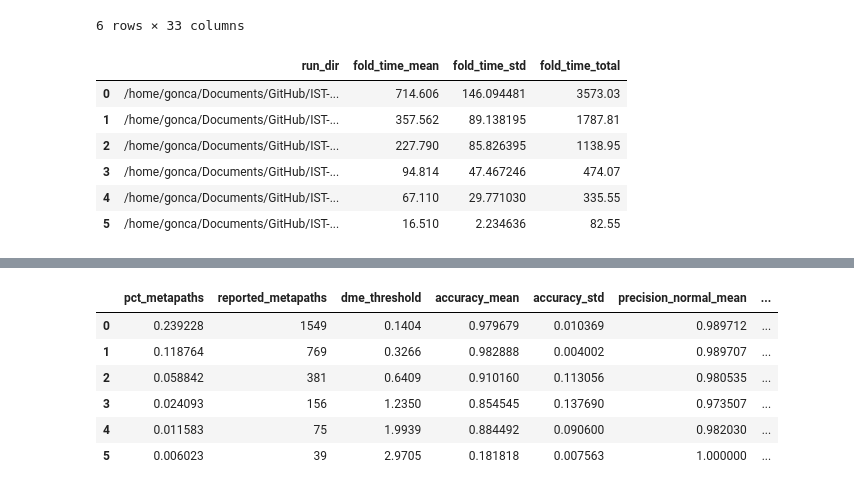
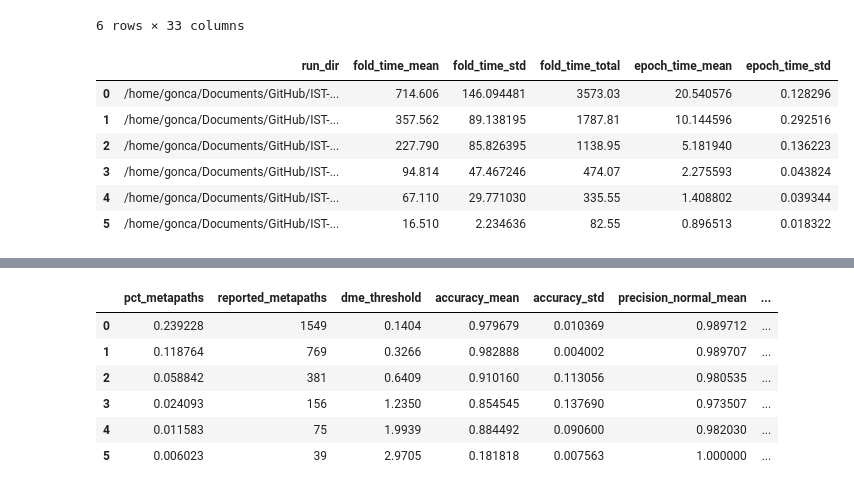
Before and after one commit to BridgeSentry/BridgeSentry, a Jupyter notebook: notebooks/dme_distribution_deepsad_20260805.ipynb, the cells around one changed output, grey strips where cells are left out. Drawn from its saved outputs; the diff is of its cells as text; code cells hidden in the pictures.

```diff
--- a/notebooks/dme_distribution_deepsad_20260805.ipynb
+++ b/notebooks/dme_distribution_deepsad_20260805.ipynb
@@ -24,7 +24,7 @@ def load_data(csv_path: str) -> pd.DataFrame:
 
     return df
 
-df = load_data("/home/gonca/Documents/GitHub/IST-Thesis/BridgeDefender/outputs/single-internaltx-eval-tuningdme-ronin12-omni-nomad-polyn-qubit-harmony-thor123-meter-hypr-xbridge/dme_report.csv")
+df = load_data("/home/gonca/Documents/GitHub/IST-Thesis/BridgeDefender/outputs/deepsad-single-internaltx-eval-tuningdme-ronin12-omni-nomad-polyn-qubit-harmony-thor123-meter-hypr-xbridge/dme_report.csv")
 df["abs_difference"] = df["difference"].abs()
 # %%
 def plot_histogram(df: pd.DataFrame, bins: int, max_difference: float, interval_size: float = None, ax=None, ax_index: int = 0):
@@ -245,7 +245,7 @@ from cli import Cli
 from dataset_generator.types import DATASET_TYPE
 
 # Define the absolute path for the root directory for outputs here (and if possible, make sure to have a prepared _dataset folder)
-OUTPUTS_ROOT = Path("/home/gonca/Documents/GitHub/IST-Thesis/BridgeDefender/outputs/single-internaltx-eval-tuningdme-ronin12-omni-nomad-polyn-qubit-harmony-thor123-meter-hypr-xbridge")
+OUTPUTS_ROOT = Path("/home/gonca/Documents/GitHub/IST-Thesis/BridgeDefender/outputs/deepsad-single-internaltx-eval-tuningdme-ronin12-omni-nomad-polyn-qubit-harmony-thor123-meter-hypr-xbridge")
 # %% [markdown]
 The next cells will run the model training for different metapath difference thresholds.
 
@@ -433,11 +433,23 @@ metrics_df
 # %%
 def load_fold_durations(run_dir: Path) -> dict:
     df = pd.read_csv(run_dir / "fold_durations.csv")
+
+    # Early stopping means folds can run for different numbers of epochs,
+    # so raw fold time alone is not comparable across runs/folds.
+    loss_df = pd.read_csv(run_dir / "val_val_loss.csv")
+    fold_cols = [c for c in loss_df.columns if c.startswith("fold_")]
+    epochs_per_fold = loss_df[fold_cols].notna().sum()
+
+    df["epochs"] = df["fold"].map(epochs_per_fold)
+    df["time_per_epoch"] = df["time"] / df["epochs"]
+
     return {
         "run_dir": run_dir,
         "fold_time_mean": df["time"].mean(),
         "fold_time_std": df["time"].std(ddof=0),  # match summary.txt convention
         "fold_time_total": df["time"].sum(),
+        "epoch_time_mean": df["time_per_epoch"].mean(),
+        "epoch_time_std": df["time_per_epoch"].std(ddof=0),
     }
 
 durations = [load_fold_durations(p) for p in run_dirs]
@@ -777,7 +789,7 @@ from cli import Cli
 from dataset_generator.types import DATASET_TYPE
 
 # Define the absolute path for the root directory for outputs here (and if possible, make sure to have a prepared _dataset folder)
-OUTPUTS_ROOT = Path("/home/gonca/Documents/GitHub/IST-Thesis/BridgeDefender/outputs/cctx-internaltx-final-eval-tuningdme-ronin12-omni-nomad-polyn-qubit-harmony-thor123-meter-hypr-xbridge")
+OUTPUTS_ROOT = Path("/home/gonca/Documents/GitHub/IST-Thesis/BridgeDefender/outputs/deepsad-cctx-internaltx-final-eval-tuningdme-ronin12-omni-nomad-polyn-qubit-harmony-thor123-meter-hypr-xbridge")
 # %% [markdown]
 The next cells will run the model training for different metapath difference thresholds.
 
@@ -967,24 +979,36 @@ metrics_df
 # %%
 def load_fold_durations(run_dir: Path) -> dict:
     df = pd.read_csv(run_dir / "fold_durations.csv")
+
+    # Early stopping means folds can run for different numbers of epochs,
+    # so raw fold time alone is not comparable across runs/folds.
+    loss_df = pd.read_csv(run_dir / "val_val_loss.csv")
+    fold_cols = [c for c in loss_df.columns if c.startswith("fold_")]
+    epochs_per_fold = loss_df[fold_cols].notna().sum()
+
+    df["epochs"] = df["fold"].map(epochs_per_fold)
+    df["time_per_epoch"] = df["time"] / df["epochs"]
+
     return {
         "run_dir": run_dir,
         "fold_time_mean": df["time"].mean(),
         "fold_time_std": df["time"].std(ddof=0),  # match summary.txt convention
         "fold_time_total": df["time"].sum(),
+        "epoch_time_mean": df["time_per_epoch"].mean(),
+        "epoch_time_std": df["time_per_epoch"].std(ddof=0),
     }
 
 durations = [load_fold_durations(p) for p in run_dirs]
 durations_df = pd.DataFrame(durations)
 durations_df
 # %% [output]
-|  | run_dir | fold_time_mean | fold_time_std | fold_time_total |
-| 0 | /home/gonca/Documents/GitHub/IST-... | 714.606 | 146.094481 | 3573.03 |
-| 1 | /home/gonca/Documents/GitHub/IST-... | 357.562 | 89.138195 | 1787.81 |
-| 2 | /home/gonca/Documents/GitHub/IST-... | 227.790 | 85.826395 | 1138.95 |
-| 3 | /home/gonca/Documents/GitHub/IST-... | 94.814 | 47.467246 | 474.07 |
-| 4 | /home/gonca/Documents/GitHub/IST-... | 67.110 | 29.771030 | 335.55 |
-| 5 | /home/gonca/Documents/GitHub/IST-... | 16.510 | 2.234636 | 82.55 |
+|  | run_dir | fold_time_mean | fold_time_std | fold_time_total | epoch_time_mean | epoch_time_std |
+| 0 | /home/gonca/Documents/GitHub/IST-... | 714.606 | 146.094481 | 3573.03 | 20.540576 | 0.128296 |
+| 1 | /home/gonca/Documents/GitHub/IST-... | 357.562 | 89.138195 | 1787.81 | 10.144596 | 0.292516 |
+| 2 | /home/gonca/Documents/GitHub/IST-... | 227.790 | 85.826395 | 1138.95 | 5.181940 | 0.136223 |
+| 3 | /home/gonca/Documents/GitHub/IST-... | 94.814 | 47.467246 | 474.07 | 2.275593 | 0.043824 |
+| 4 | /home/gonca/Documents/GitHub/IST-... | 67.110 | 29.771030 | 335.55 | 1.408802 | 0.039344 |
+| 5 | /home/gonca/Documents/GitHub/IST-... | 16.510 | 2.234636 | 82.55 | 0.896513 | 0.018322 |
 # %%
 comparison_df = (
     configs_df
```
Also changed, not shown: parts of 14 cells of this notebook.
